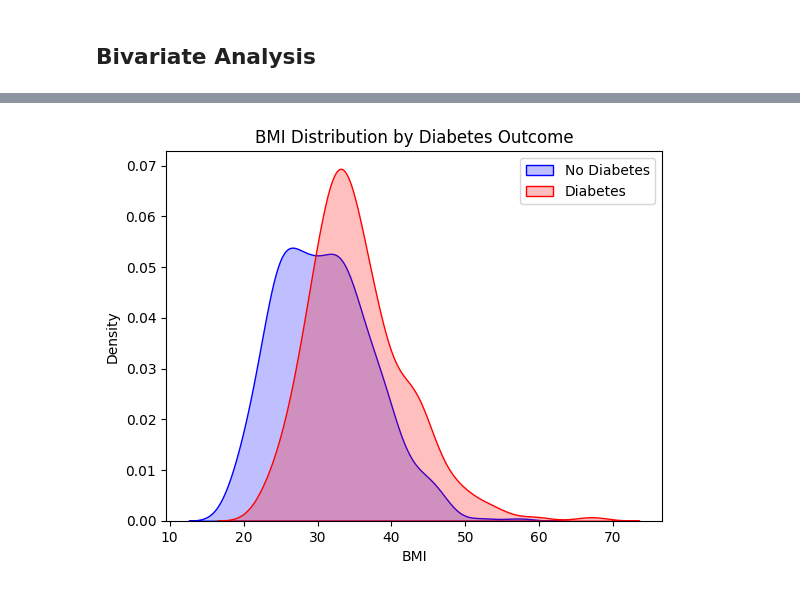
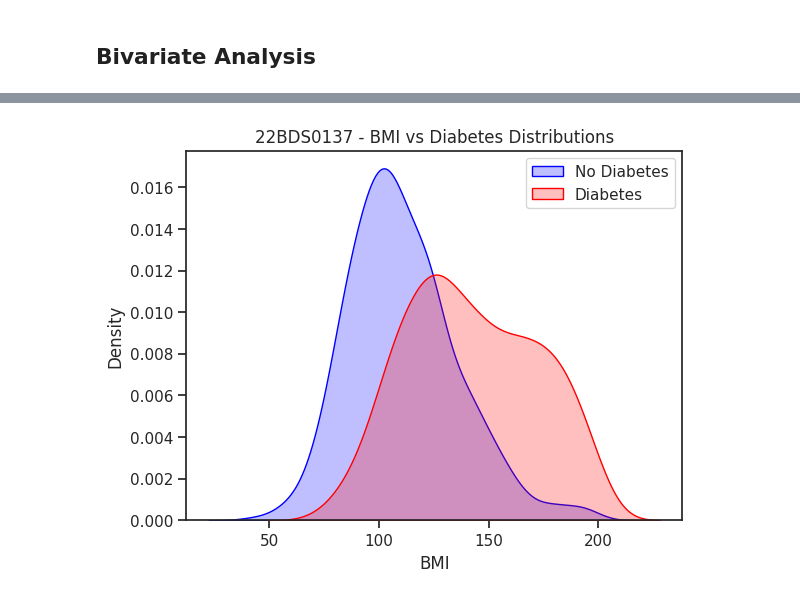
Before and after one commit to gulugulu2042/EDA, a Jupyter notebook: diabetes.ipynb, the cells around one changed output, grey strips where cells are left out. Saved outputs shown, nothing was run; the diff lists cells and outputs as text; code cells hidden in the pictures.

```diff
--- a/diabetes.ipynb
+++ b/diabetes.ipynb
@@ -217,11 +232,11 @@ sns.heatmap(correlation,xticklabels=correlation.columns,yticklabels=correlation.
 # %%
-sns.kdeplot(df[df["Outcome"] == 0]["BMI"], label="No Diabetes", fill=True, color="blue")
-sns.kdeplot(df[df["Outcome"] == 1]["BMI"], label="Diabetes", fill=True, color="red")
+sns.kdeplot(df[df["Outcome"] == 0]["Glucose"], label="No Diabetes", fill=True, color="blue")
+sns.kdeplot(df[df["Outcome"] == 1]["Glucose"], label="Diabetes", fill=True, color="red")
 
-plt.title("BMI vs Diabetes Distributions")
+plt.title("22BDS0137 - BMI vs Diabetes Distributions")
 plt.xlabel("BMI")
 plt.ylabel("Density")
 plt.legend()
 plt.show()
 # %% [output]
-[figure, old version]
+[figure, new version]
```
Also changed, not shown: parts of 9 cells of this notebook.
